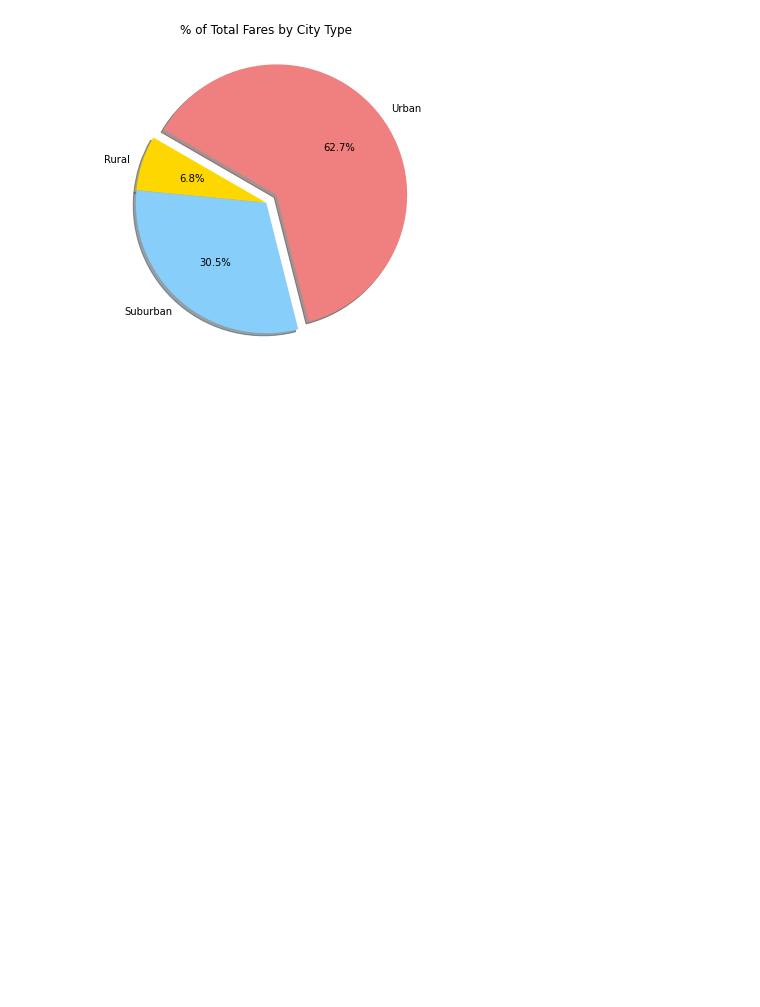
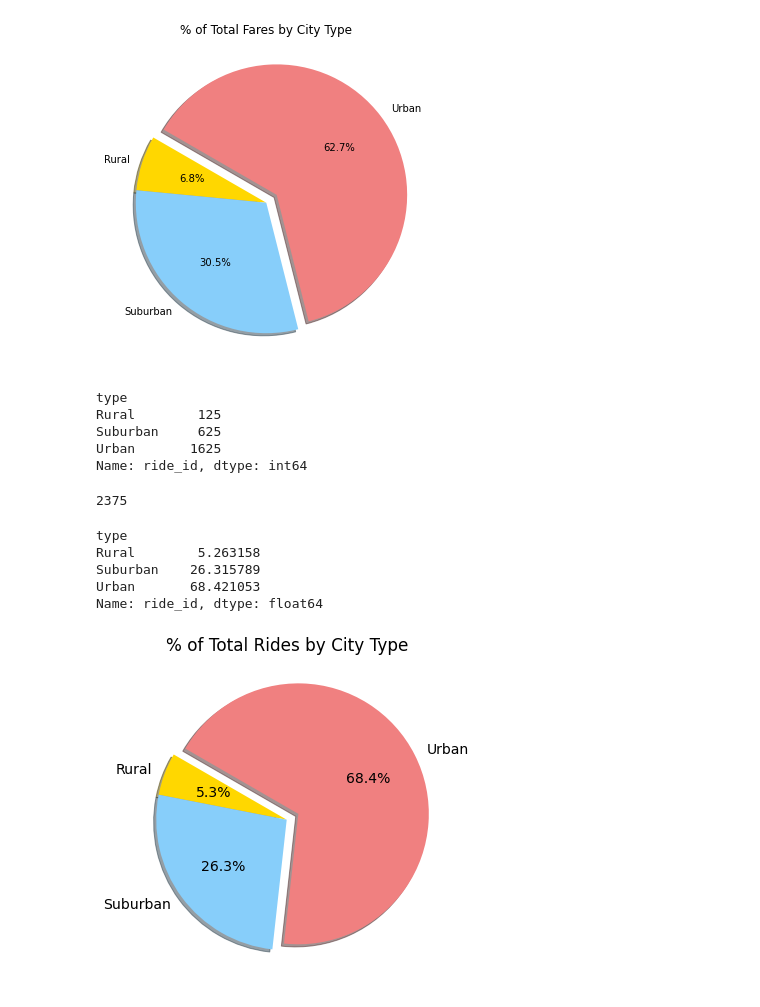
Before and after one commit to BrandonCodes95/PyBer_Analysis, a Jupyter notebook: PyBer.ipynb, the cells around one changed output. Cells and saved outputs as stored; diff of their text form; code cells hidden in the pictures; blank space fills up the shorter version.

Commit message:
adding pyber file

```diff
--- a/PyBer.ipynb
+++ b/PyBer.ipynb
@@ -939,3 +939,66 @@ mpl.rcParams["font.size"] = 14
 plt.show()
 # %% [output]
 [figure]
+# %%
+#create pie chart for percentage of total ride
+
+#get number of ride by city type
+
+
+ride_count_by_type = pyber_data_df.groupby(["type"]).count()["ride_id"]
+
+ride_count_by_type
+# %% [output]
+type
+Rural        125
+Suburban     625
+Urban       1625
+Name: ride_id, dtype: int64
+# %%
+#calculate number of overall ride
+
+overall_rides = overall_total_fare = pyber_data_df["ride_id"].count()
+
+overall_rides
+# %% [output]
+2375
+# %%
+#get percentage by type
+
+percent_by_ride_type = ride_count_by_type / overall_rides * 100
+
+percent_by_ride_type
+# %% [output]
+type
+Rural        5.263158
+Suburban    26.315789
+Urban       68.421053
+Name: ride_id, dtype: float64
+# %%
+#plot bar chart
+
+#import matplot lib to change the plit confirgurations using rcParmas
+
+import matplotlib as mpl
+
+#create pie chart
+
+plt.subplots(figsize=(10,6))
+
+plt.pie(percent_by_ride_type, labels=["Rural" ,"Suburban", "Urban"],
+       colors=["gold", "lightskyblue", "lightcoral"],
+       explode=[0,0,0.1],
+       autopct="%1.1f%%",
+       shadow=True, startangle=150,)
+
+plt.title("% of Total Rides by City Type")
+
+#change the default font size from 10 to 14
+
+mpl.rcParams["font.size"] = 14
+
+#show figure
+
+plt.show()
+# %% [output]
+[figure, added]
```
